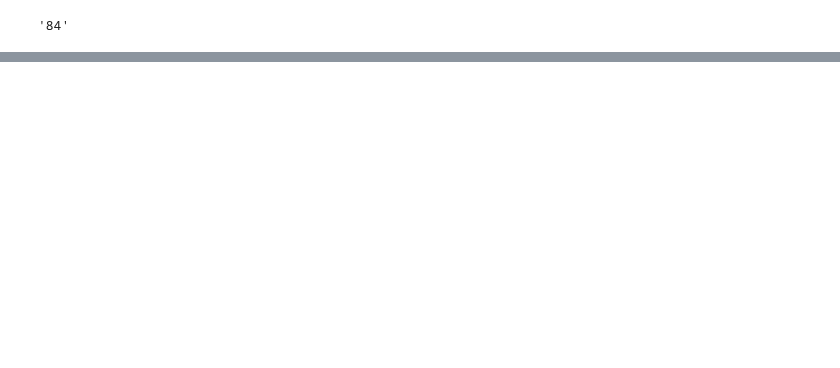
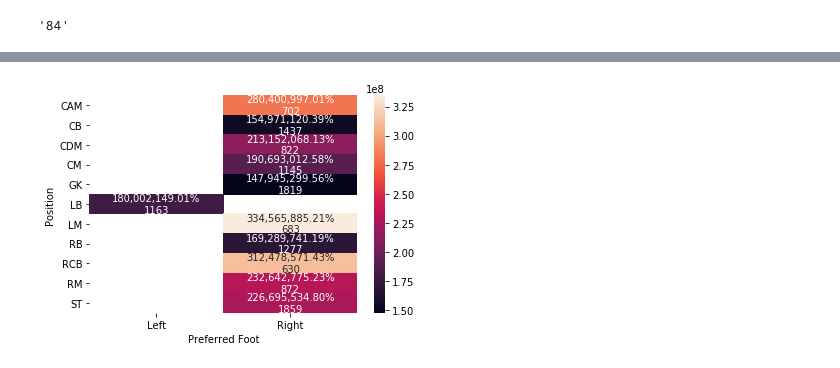
Before and after one commit to ShaharSheli/FIFA19, a Jupyter notebook: Exploration v1.ipynb, the cells around one changed output, grey strips where cells are left out. Drawn from its saved outputs; the diff is of its cells as text; code cells hidden in the pictures; blank space fills up the shorter version.

```diff
--- a/Exploration v1.ipynb
+++ b/Exploration v1.ipynb
@@ -68,0 +133,4 @@ df_data.loc[0,'CM'][:2]
+# %%
+heatmap(df=df_data,f1='Position',f2='Preferred Foot',measure='full_Value', threshhold=500)
+# %% [output]
+[figure, added]
```
Also changed, not shown: parts of 19 cells of this notebook, 3 other files.
